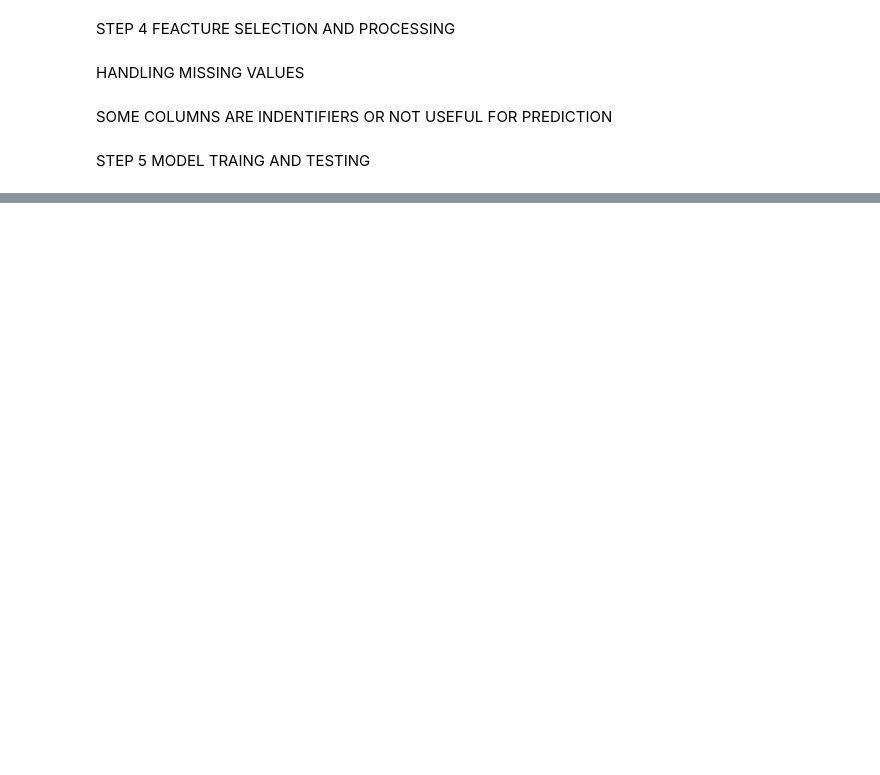
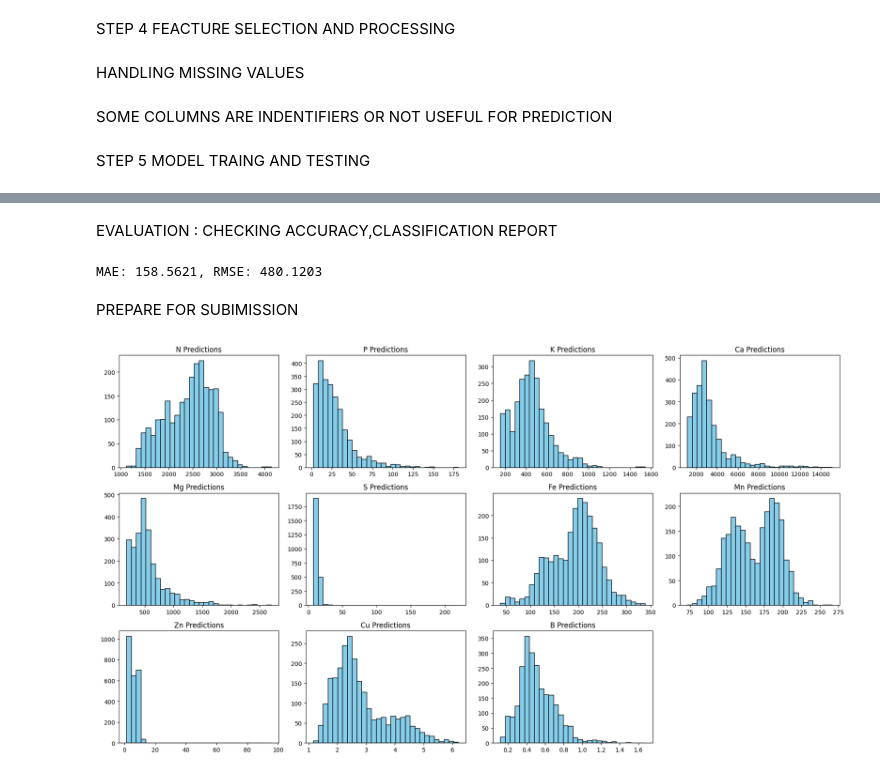
Before and after one commit to Sakyi2/Amini-Soil-prediction, a Jupyter notebook: notebooks/ami_soil_prediction.ipynb, the cells around one changed output, grey strips where cells are left out. Drawn from its saved outputs; the diff is of its cells as text; code cells hidden in the pictures; blank space fills up the shorter version.

Commit message:
subimission filel

```diff
--- a/notebooks/ami_soil_prediction.ipynb
+++ b/notebooks/ami_soil_prediction.ipynb
@@ -157,2 +142,4 @@ X_test = test_df
 # %% [markdown]
 STEP 5 MODEL TRAING AND TESTING
+# %%
+X_train,X_val,y_train,y_val = train_test_split(X,y ,random_state=42)
@@ -158,0 +151,3 @@ STEP 5 MODEL TRAING AND TESTING
+# %%
+X_train =X_train.drop(columns=['PID','site'])
+X_val = X_val.drop(columns=["PID",'site'])
@@ -158,0 +156,5 @@ STEP 5 MODEL TRAING AND TESTING
+# %%
+#THIS PREDICTION HAS MULTILE TARGET COLMNS NOT JUST ON CLASS
+#BUILD  THE MODEL
+model = MultiOutputRegressor(RandomForestRegressor(n_estimators=100, random_state=42))
+model.fit(X_train, y_train)
@@ -158,0 +165,18 @@ STEP 5 MODEL TRAING AND TESTING
+# %% [markdown]
+EVALUATION : CHECKING ACCURACY,CLASSIFICATION REPORT
+# %%
+#calulate the absolute error between the predicted and the actaul values
+mae = mean_absolute_error(y_val,y_pred)
+#calculate the average suare differnce between the predicted and actual values
+mse  = mean_squared_error(y_pred,y_val)
+
+#calculate the root mean square error
+rmse = np.sqrt(mse)
+print(f'MAE: {mae:.4f}, RMSE: {rmse:.4f}')
+# %% [output]
+MAE: 158.5621, RMSE: 480.1203
+# %% [markdown]
+PREPARE FOR SUBIMISSION
+# %%
+#make predictions on the test set
+test_pred =model.predict(X_test)
@@ -158,0 +196,13 @@ STEP 5 MODEL TRAING AND TESTING
+# %%
+import matplotlib.pyplot as plt
+
+nutrient_names = ['N', 'P', 'K', 'Ca', 'Mg', 'S', 'Fe', 'Mn', 'Zn', 'Cu', 'B']
+
+plt.figure(figsize=(18, 10))
+for i in range(11):
+    plt.subplot(3, 4, i+1)
+    plt.hist(test_pred[:, i], bins=30, color='skyblue', edgecolor='black')
+    plt.title(f'{nutrient_names[i]} Predictions')
+    plt.tight_layout()
+# %% [output]
+[figure, added]
```
Also changed, not shown: parts of 19 cells of this notebook.
